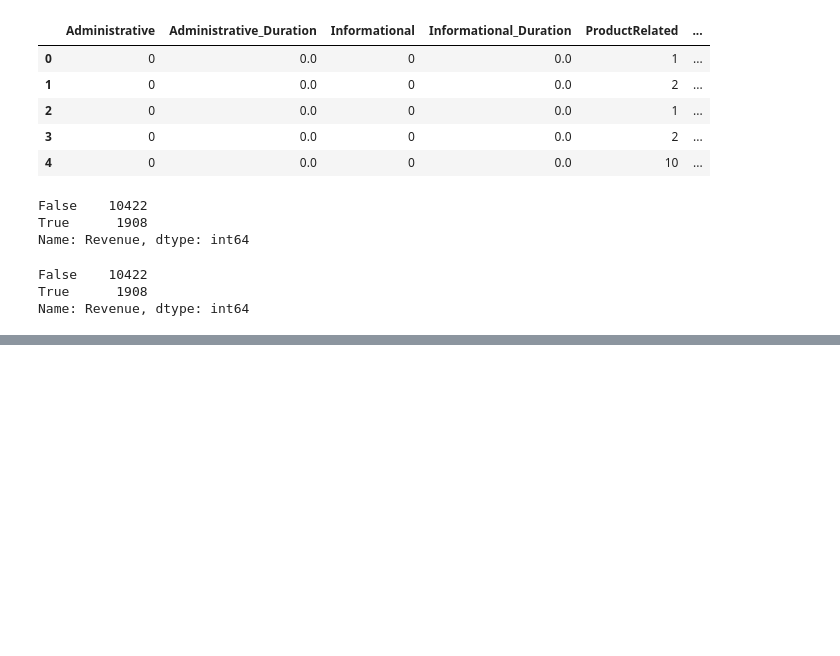
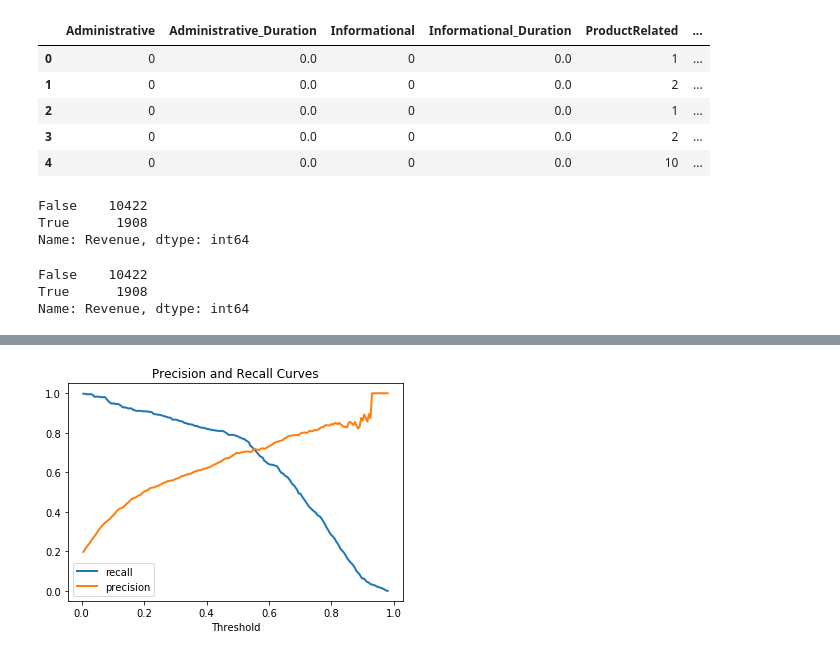
Before and after one commit to jeepwangler/Metis-Project-3, a Jupyter notebook: online_shopping_classification.ipynb, the cells around one changed output, grey strips where cells are left out. Drawn from its saved outputs; the diff is of its cells as text; code cells hidden in the pictures; blank space fills up the shorter version.

```diff
--- a/online_shopping_classification.ipynb
+++ b/online_shopping_classification.ipynb
@@ -441,0 +336,11 @@ best is...0.8200000000000001
+# %%
+precision_curve, recall_curve, threshold_curve = precision_recall_curve(y_test, best_model.predict_proba(X_test_st)[:,1])
+plt.plot(threshold_curve, recall_curve[1:,], lw = 2, label = "recall")
+plt.plot(threshold_curve, precision_curve[1:,], lw = 2, label = "precision")
+
+plt.legend(loc='lower left')
+
+plt.xlabel('Threshold')
+plt.title('Precision and Recall Curves');
+# %% [output]
+[figure, added]
```
Also changed, not shown: parts of 35 cells of this notebook.
